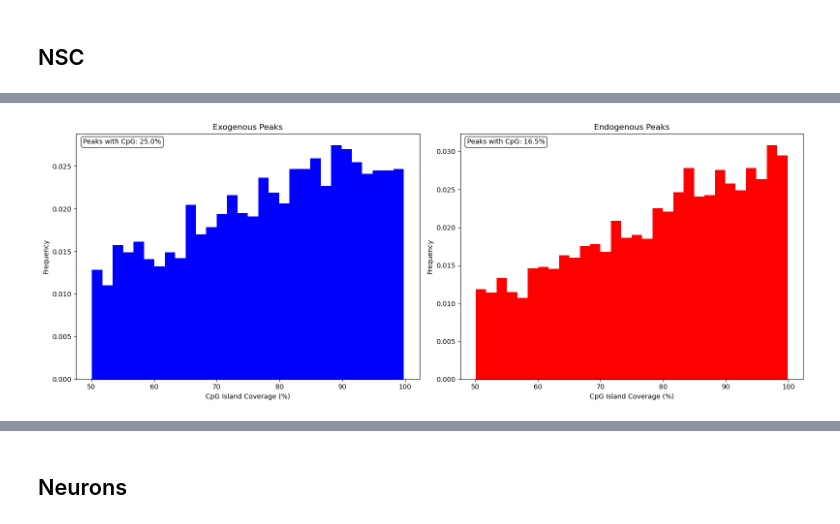
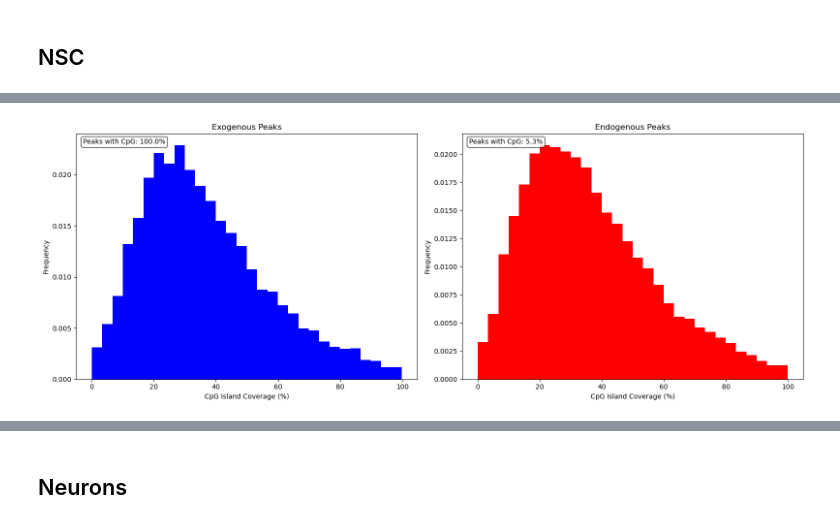
Before and after one commit to michal7kw/SRF_MeCP2_CUTandTAG, a Jupyter notebook: custom_pipeline/0_Coverage.ipynb, the cells around one changed output, grey strips where cells are left out. Saved outputs shown, nothing was run; the diff lists cells and outputs as text; code cells hidden in the pictures.

Commit message:
Old Coverage correction (divisiion based on CpG and not !! peak coordinates)

```diff
--- a/custom_pipeline/coverage.ipynb
+++ b/custom_pipeline/0_Coverage.ipynb
@@ -447,15 +174,27 @@ exo_coverage_nsc[:10]
 # %%
-%%capture
+# %%capture
 endo_coverage_nsc = []
-for peak_file in endo_samples_nsc['Peaks']:
-    # Create temporary filtered peak file
-    temp_peak = "temp_filtered_peaks.bed"
-    filter_standard_chromosomes(peak_file, temp_peak)
 
-    # Calculate coverage using filtered peaks
-    coverage = calculate_peak_cpg_coverage(temp_peak, cpg_file, extend=100)
-    endo_coverage_nsc.extend(coverage)
+# First filter the CpG file once (no need to do it for each peak file)
+temp_cpg = "temp_filtered_cpg.bed"
+filter_standard_chromosomes(cpg_file, temp_cpg)
 
-    # Clean up
-    subprocess.run("rm temp_filtered_peaks.bed", shell=True)
+try:
+    # Process each peak file
+    for peak_file in endo_samples_nsc['Peaks']:
+        # Create temporary filtered peak file
+        temp_peak = "temp_filtered_peaks.bed"
+        filter_standard_chromosomes(peak_file, temp_peak)
+
+        # Calculate coverage using filtered peaks and filtered CpG file
+        coverage = calculate_peak_cpg_coverage(temp_peak, temp_cpg, extend=100)
+        endo_coverage_nsc.extend(coverage)
+
+        # Clean up peak file
+        if os.path.exists(temp_peak):
+            os.remove(temp_peak)
+finally:
+    # Clean up CpG file
+    if os.path.exists(temp_cpg):
+        os.remove(temp_cpg)
 # %% [output]
@@ -469,8 +218,8 @@ endo_coverage_nsc[:10]
 # %%
 # Create the visualization
-plot_coverage_histograms(exo_coverage_nsc, endo_coverage_nsc, min_coverage=50, n_bins=30)
+plot_coverage_histograms(exo_coverage_nsc, endo_coverage_nsc, min_coverage=0, n_bins=30)
 # %% [output]
-[figure, old version]
+[figure, new version]
 # %%
 plot_coverage_histograms_overlayed(exo_coverage_nsc, endo_coverage_nsc, min_coverage=0, n_bins=30)
 # %% [output]
```
Also changed, not shown: parts of 39 cells of this notebook, 2 other files.
